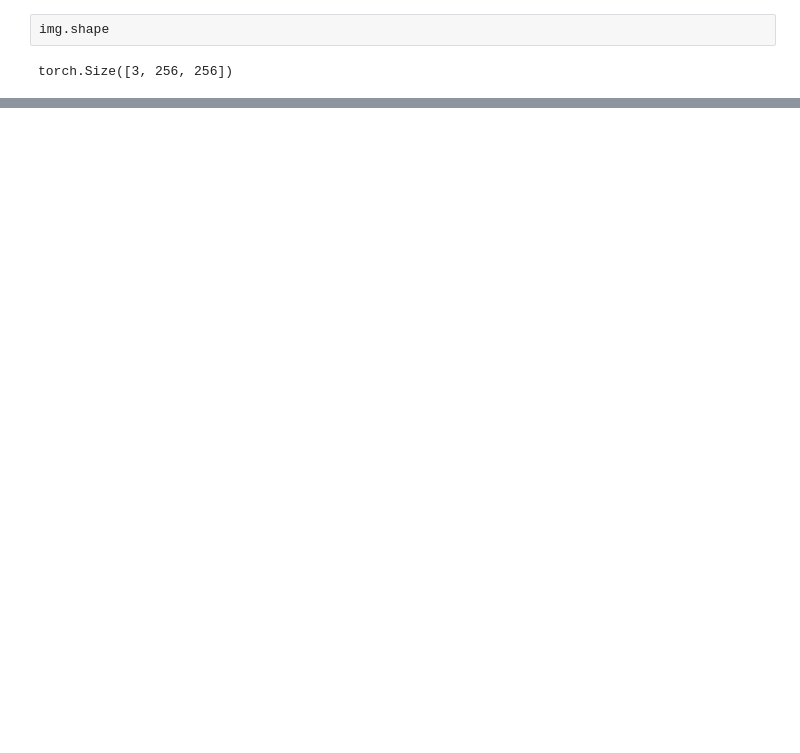
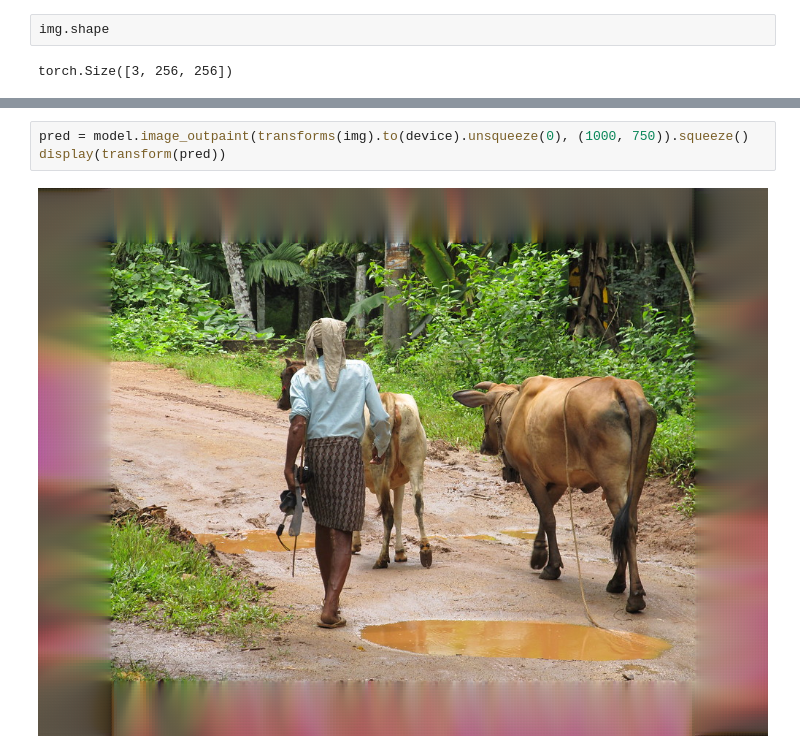
Before and after one commit to KajetanBilski/vision-stretcher, a Jupyter notebook: model_test.ipynb, the cells around one changed output, grey strips where cells are left out. Drawn from its saved outputs; the diff is of its cells as text; blank space fills up the shorter version.

```diff
--- a/model_test.ipynb
+++ b/model_test.ipynb
@@ -144,0 +149,5 @@ Error:
+# %%
+pred = model.image_outpaint(transforms(img).to(device).unsqueeze(0), (1000, 750)).squeeze()
+display(transform(pred))
+# %% [output]
+[figure, added]
```
Also changed, not shown: parts of 6 cells of this notebook, 8 other files.
